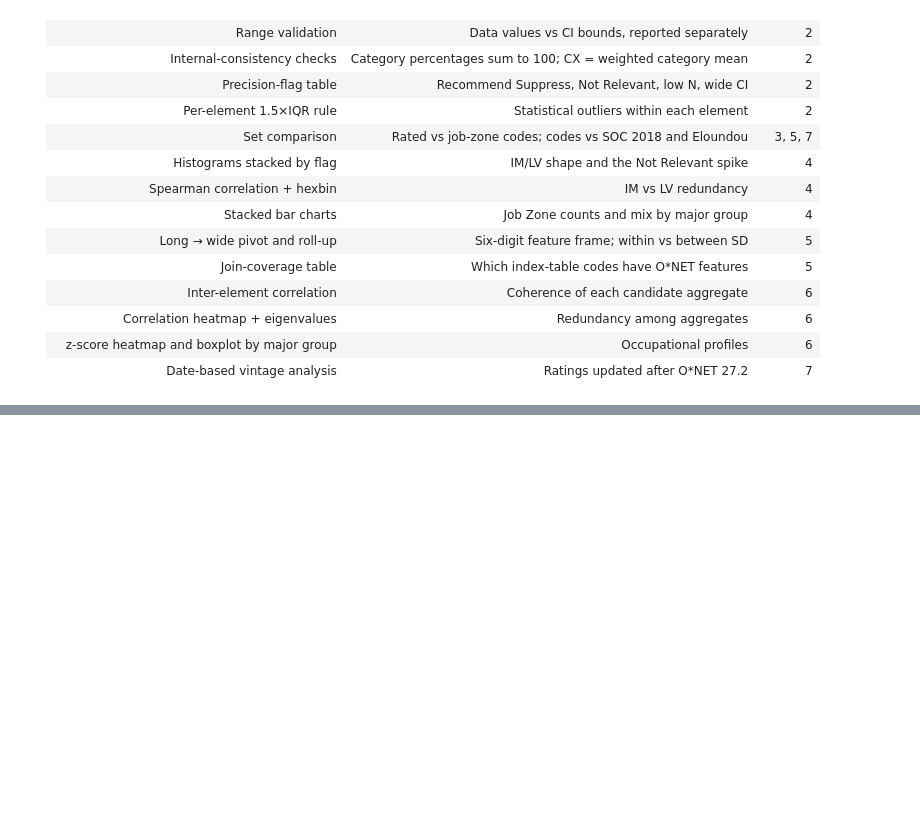
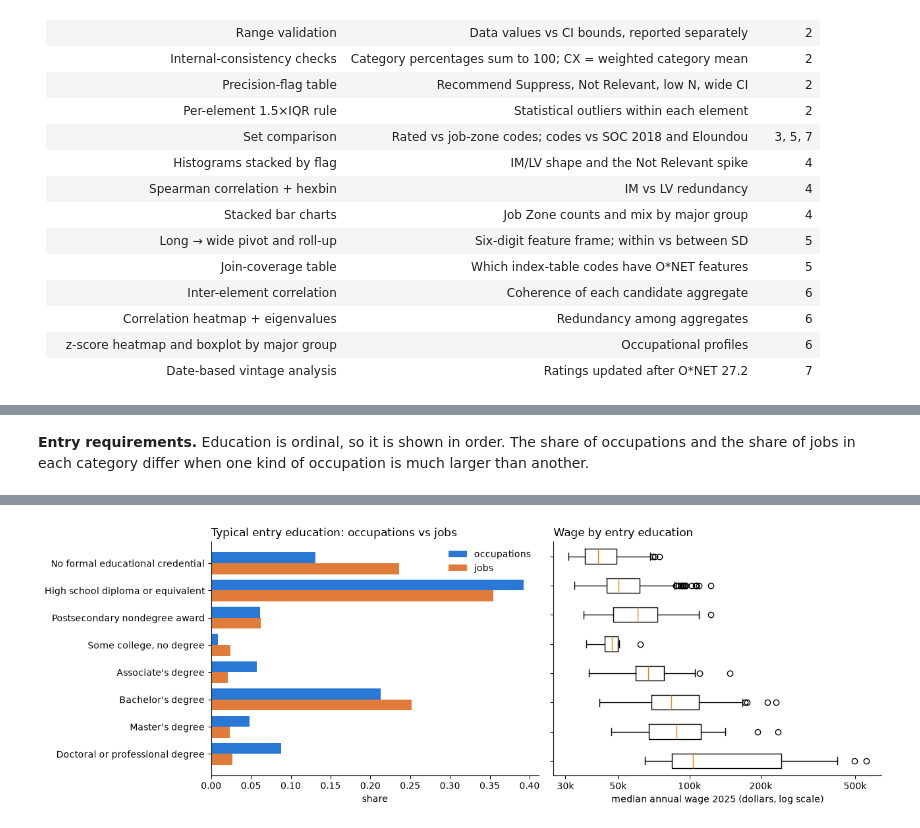
Before and after one commit to Break-Through-Tech/Swytch-1B-do-ai-job-risk-indices-agree, a Jupyter notebook: notebooks/eda/eda_raw.ipynb, the cells around one changed output, grey strips where cells are left out. Saved outputs shown, nothing was run; the diff lists cells and outputs as text; code cells hidden in the pictures; blank space fills up the shorter version.

```diff
--- a/notebooks/eda/eda_raw.ipynb
+++ b/notebooks/eda/eda_raw.ipynb
@@ -2462,0 +3069,62 @@ fig.savefig(OUT / "onet_rating_dates.png", dpi=150)
+# %% [markdown]
+**Entry requirements.** Education is ordinal, so it is shown in order. The share of occupations and the share of jobs
+in each category differ when one kind of occupation is much larger than another.
+# %%
+EDUCATION_ORDER = [
+    "No formal educational credential",
+    "High school diploma or equivalent",
+    "Postsecondary nondegree award",
+    "Some college, no degree",
+    "Associate's degree",
+    "Bachelor's degree",
+    "Master's degree",
+    "Doctoral or professional degree",
+]
+education_levels = []
+for level in EDUCATION_ORDER:
+    if level in set(occupations["education"]):
+        education_levels.append(level)
+
+all_jobs = occupations["emp_2025"].sum()
+by_education = []
+for level in education_levels:
+    group = occupations[occupations["education"] == level]
+    by_education.append({
+        "education": level,
+        "occupations": len(group),
+        "share_of_occupations": len(group) / len(occupations),
+        "share_of_jobs": group["emp_2025"].sum() / all_jobs,
+        "median_wage (unweighted median)": group["median_wage"].median(),
+        "emp_change_pct (employment-weighted)": weighted_mean(group["emp_change_pct"], group["emp_2025"]),
+    })
+by_education = pd.DataFrame(by_education).set_index("education")
+
+fig, axes = plt.subplots(1, 2, figsize=(13, 4.5))
+positions = np.arange(len(education_levels))
+axes[0].barh(positions - 0.2, by_education["share_of_occupations"], height=0.4, color="#2a78d6", label="occupations")
+axes[0].barh(positions + 0.2, by_education["share_of_jobs"], height=0.4, color="#e07b39", label="jobs")
+axes[0].set_yticks(positions, education_levels)
+axes[0].set_xlabel("share")
+axes[0].set_title("Typical entry education: occupations vs jobs", loc="left")
+axes[0].legend(frameon=False)
+
+wages_by_level = []
+for level in education_levels:
+    wages_by_level.append(occupations.loc[occupations["education"] == level, "median_wage"].dropna())
+try:
+    axes[1].boxplot(wages_by_level, orientation="horizontal")  # matplotlib >= 3.10
+except TypeError:
+    axes[1].boxplot(wages_by_level, vert=False)
+axes[1].set_yticks(range(1, len(education_levels) + 1), [])
+axes[1].set_xscale("log")
+axes[1].set_xticks([30000, 50000, 100000, 200000, 500000], ["30k", "50k", "100k", "200k", "500k"])
+axes[1].minorticks_off()
+axes[1].set_xlabel("median annual wage 2025 (dollars, log scale)")
+axes[1].set_title("Wage by entry education", loc="left")
+for ax in axes:
+    ax.invert_yaxis()
+    ax.spines[["top", "right"]].set_visible(False)
+fig.tight_layout()
+fig.savefig(OUT / "bls_education_wage.png", dpi=150)
+by_education.round(3)
+# %% [output]
@@ -2462,0 +3141 @@ fig.savefig(OUT / "onet_rating_dates.png", dpi=150)
+[figure, added]
```
Also changed, not shown: parts of 35 cells of this notebook, 3 other files.
